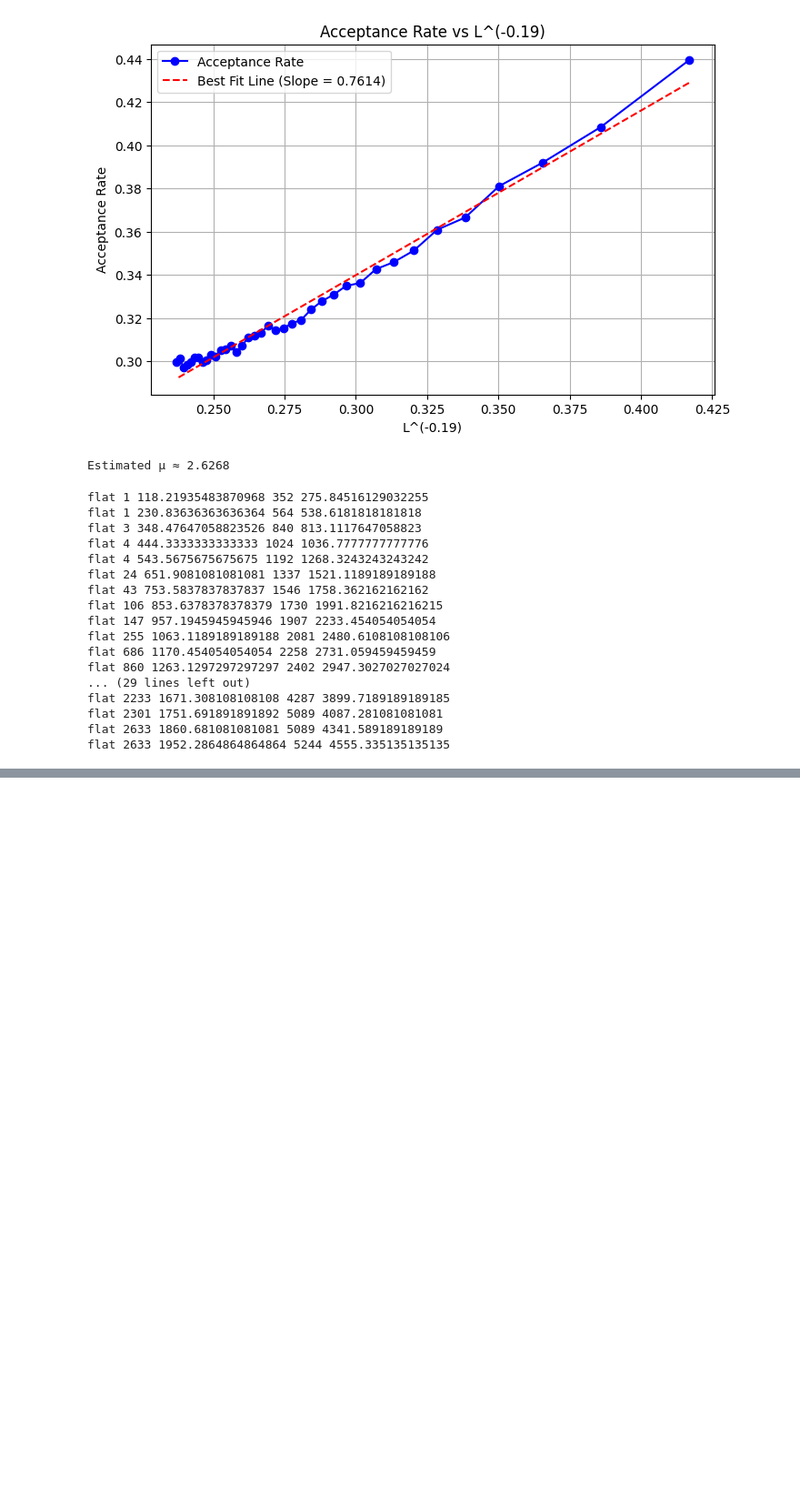
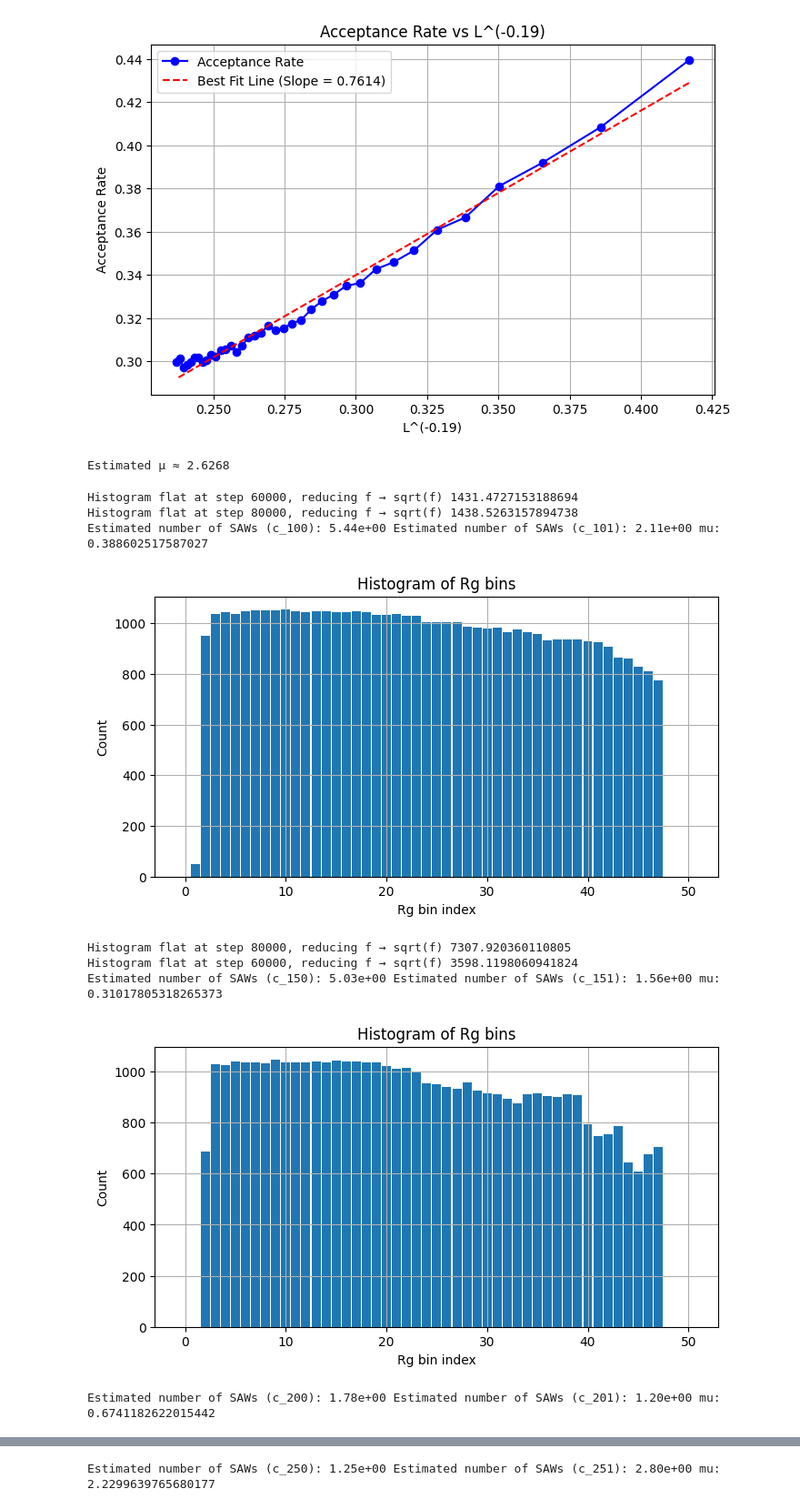
Before and after one commit to LiuFangrui/SAW-Estimation, a Jupyter notebook: SAW Estimation.ipynb, the cells around one changed output, grey strips where cells are left out. Shown: that part at 91% size. Saved outputs shown, nothing was run; the diff lists cells and outputs as text; code cells hidden in the pictures; blank space fills up the shorter version.

Commit message:
Added test results for Multicanonical

```diff
--- a/SAW Estimation.ipynb
+++ b/SAW Estimation.ipynb
@@ -306,7 +306,7 @@ def is_flat(hist, threshold=0.6, min_count=10000):
     values = values[4:-4]
     if len(values) == 0:
         return False
-    print("flat", np.min(values),  threshold * np.mean(values),np.max(values), (2-threshold) * np.mean(values))
+    #print("flat", np.min(values),  threshold * np.mean(values),np.max(values), (2-threshold) * np.mean(values))
     return np.min(values) > threshold * np.mean(values) and np.max(values) < (2-threshold) * np.mean(values)
 
 def mse_hist(histogram):
@@ -319,7 +319,7 @@ def mse_hist(histogram):
     mse = np.mean((values - mean) ** 2)
     return mse
 
-def multicanonical_wl(L, n_steps=1_000_000):
+def multicanonical_wl(L, n_steps=100_000):
     current_saw = [(i, 0) for i in range(L+1)]
     rg_bins = np.linspace(0.5 * np.sqrt(L), (L / np.sqrt(12)) * 1.05, 50) # estimated min rg and max rg
     log_weights = defaultdict(float)
@@ -350,7 +350,7 @@ def multicanonical_wl(L, n_steps=1_000_000):
             log_w_old = log_weights[b_old]
             log_w_new = log_weights[b_new]
 
-            accept_prob = min(1.0, np.exp(max(-700, min((log_w_old - log_w_new), 700))))
+            accept_prob = min(1.0, np.exp(max(-700, min((log_w_old - log_w_new)*20, 700))))
             if random.random() < accept_prob:
                 current_saw = new_saw
                 b_old = b_new
@@ -368,52 +368,45 @@ def multicanonical_wl(L, n_steps=1_000_000):
 
                 f = np.sqrt(f)
                 hist = defaultdict(int)
                 f_iters += 1
 
         if steps % int(reset_interval *1/f) == 0:
             current_saw = [(i, 0) for i in range(L+1)]
 
     # Normalize DOS
     max_log_w = max(log_weights.values())
     dos_estimates = {b: np.exp(log_weights[b] - max_log_w) for b in log_weights}
     c_L = sum(dos_estimates.values())
     return c_L, visits, rg_bins
 
 def plot_histogram(histogram, rg_bins, title="Histogram of Rg bins"):
     bins = np.arange(len(rg_bins)+1)
     counts = [histogram.get(b, 0) for b in bins]
     plt.figure(figsize=(8, 4))
     plt.bar(bins, counts, width=0.9, align='center')
     plt.xlabel("Rg bin index")
     plt.ylabel("Count")
     plt.title(title)
     plt.grid(True)
     plt.show()
 
 def main():
-    L = 500
-    c_L, histogram, rg_bins = multicanonical_wl(L)
-    c_L1, histogram, rg_bins = multicanonical_wl(L)
-    print(f"Estimated number of SAWs (c_{L}): {c_L:.2e} Estimated number of SAWs (c_{L+1}): {c_L1:.2e} mu: {c_L1/c_L}")
-    plot_histogram(histogram, rg_bins)
+    for L in range(100, 300, 50):
+        c_L, histogram, rg_bins = multicanonical_wl(L)
+        c_L1, histogram, rg_bins = multicanonical_wl(L)
+        print(f"Estimated number of SAWs (c_{L}): {c_L:.2e} Estimated number of SAWs (c_{L+1}): {c_L1:.2e} mu: {c_L1/c_L}")
+        plot_histogram(histogram, rg_bins)
+
 
 if __name__ == "__main__":
     main()
 # %% [output]
-flat 1 118.21935483870968 352 275.84516129032255
-flat 1 230.83636363636364 564 538.6181818181818
-flat 3 348.47647058823526 840 813.1117647058823
-flat 4 444.3333333333333 1024 1036.7777777777776
-flat 4 543.5675675675675 1192 1268.3243243243242
-flat 24 651.9081081081081 1337 1521.1189189189188
-flat 43 753.5837837837837 1546 1758.362162162162
-flat 106 853.6378378378379 1730 1991.8216216216215
-flat 147 957.1945945945946 1907 2233.454054054054
-flat 255 1063.1189189189188 2081 2480.6108108108106
-flat 686 1170.454054054054 2258 2731.059459459459
-flat 860 1263.1297297297297 2402 2947.3027027027024
-... (29 lines left out)
-flat 2233 1671.308108108108 4287 3899.7189189189185
-flat 2301 1751.691891891892 5089 4087.281081081081
-flat 2633 1860.681081081081 5089 4341.589189189189
-flat 2633 1952.2864864864864 5244 4555.335135135135
+Histogram flat at step 60000, reducing f → sqrt(f) 1431.4727153188694
+Histogram flat at step 80000, reducing f → sqrt(f) 1438.5263157894738
+Estimated number of SAWs (c_100): 5.44e+00 Estimated number of SAWs (c_101): 2.11e+00 mu: 0.388602517587027
+[figure, added]
+Histogram flat at step 80000, reducing f → sqrt(f) 7307.920360110805
+Histogram flat at step 60000, reducing f → sqrt(f) 3598.1198060941824
+Estimated number of SAWs (c_150): 5.03e+00 Estimated number of SAWs (c_151): 1.56e+00 mu: 0.31017805318265373
+[figure, added]
+Estimated number of SAWs (c_200): 1.78e+00 Estimated number of SAWs (c_201): 1.20e+00 mu: 0.6741182622015442
@@ -419,0 +414 @@ flat 2633 1952.2864864864864 5244 4555.335135135135
+Estimated number of SAWs (c_250): 1.25e+00 Estimated number of SAWs (c_251): 2.80e+00 mu: 2.2299639765680177
```
Also changed, not shown: parts of 1 cell of this notebook.
